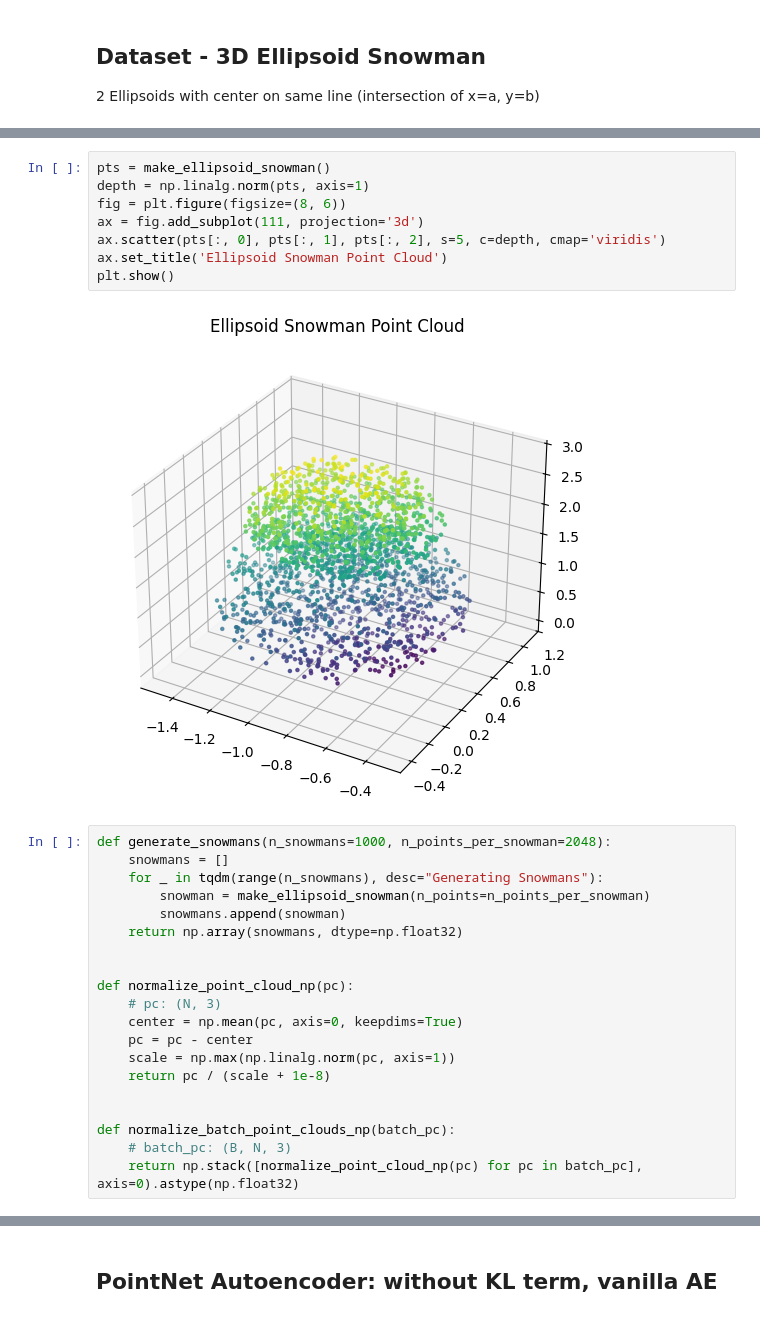
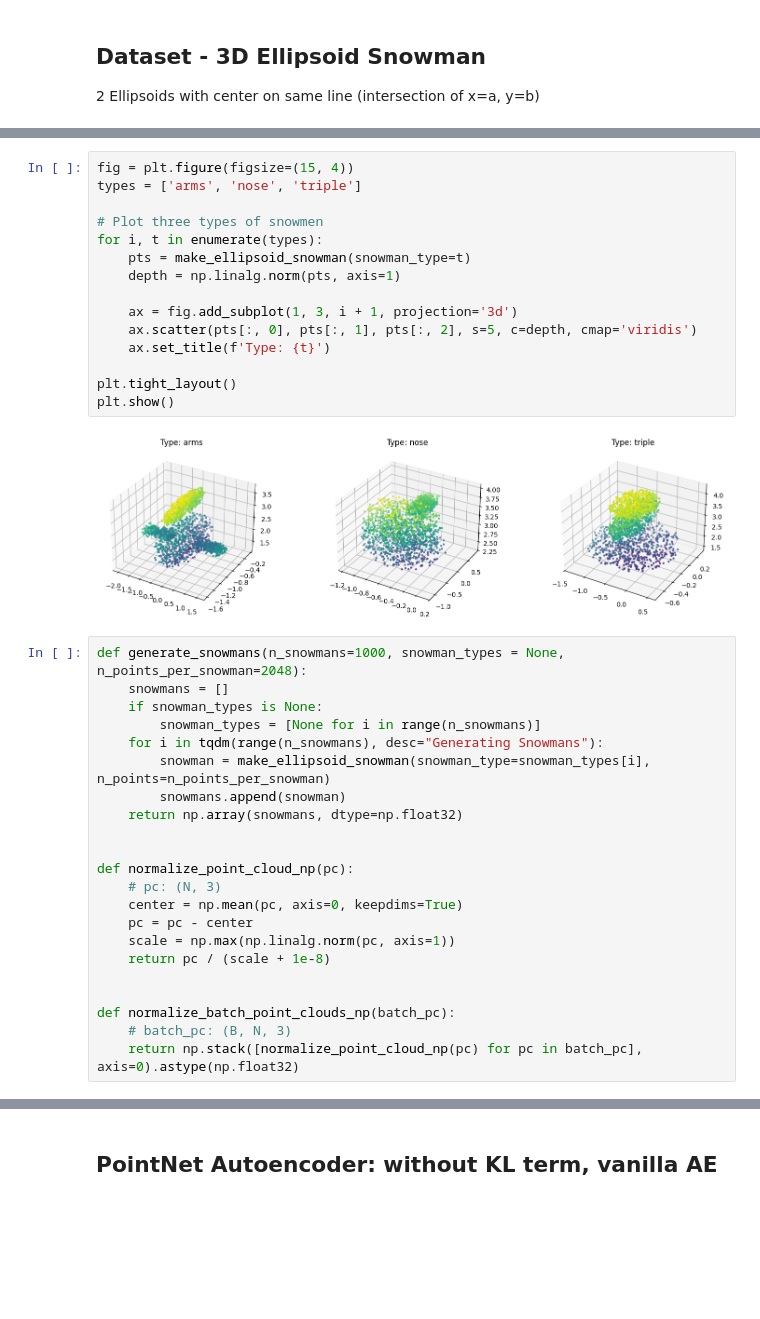
Before and after one commit to RadioActiveBlackTi/nn-experimental-toybooks, a Jupyter notebook: 05-point-cloud-autoencoder.ipynb, the cells around one changed output, grey strips where cells are left out. Cells and saved outputs as stored; diff of their text form; blank space fills up the shorter version.

Commit message:
05 Point VAE

```diff
--- a/05-point-cloud-autoencoder.ipynb
+++ b/05-point-cloud-autoencoder.ipynb
@@ -61,18 +137,27 @@ def make_ellipsoid_snowman(n_points=2048, noise=0.01, min_center_x=-1, max_cente
 # %%
-pts = make_ellipsoid_snowman()
-depth = np.linalg.norm(pts, axis=1)
-fig = plt.figure(figsize=(8, 6))
-ax = fig.add_subplot(111, projection='3d')
-ax.scatter(pts[:, 0], pts[:, 1], pts[:, 2], s=5, c=depth, cmap='viridis')
-ax.set_title('Ellipsoid Snowman Point Cloud')
+fig = plt.figure(figsize=(15, 4))
+types = ['arms', 'nose', 'triple']
+
+# Plot three types of snowmen
+for i, t in enumerate(types):
+    pts = make_ellipsoid_snowman(snowman_type=t)
+    depth = np.linalg.norm(pts, axis=1)
+
+    ax = fig.add_subplot(1, 3, i + 1, projection='3d')
+    ax.scatter(pts[:, 0], pts[:, 1], pts[:, 2], s=5, c=depth, cmap='viridis')
+    ax.set_title(f'Type: {t}')
+
+plt.tight_layout()
 plt.show()
 # %% [output]
-[figure, old version]
+[figure, new version]
 # %%
-def generate_snowmans(n_snowmans=1000, n_points_per_snowman=2048):
+def generate_snowmans(n_snowmans=1000, snowman_types = None, n_points_per_snowman=2048):
     snowmans = []
-    for _ in tqdm(range(n_snowmans), desc="Generating Snowmans"):
-        snowman = make_ellipsoid_snowman(n_points=n_points_per_snowman)
+    if snowman_types is None:
+        snowman_types = [None for i in range(n_snowmans)]
+    for i in tqdm(range(n_snowmans), desc="Generating Snowmans"):
+        snowman = make_ellipsoid_snowman(snowman_type=snowman_types[i], n_points=n_points_per_snowman)
         snowmans.append(snowman)
     return np.array(snowmans, dtype=np.float32)
 
```
Also changed, not shown: parts of 32 cells of this notebook, 1 other file.
